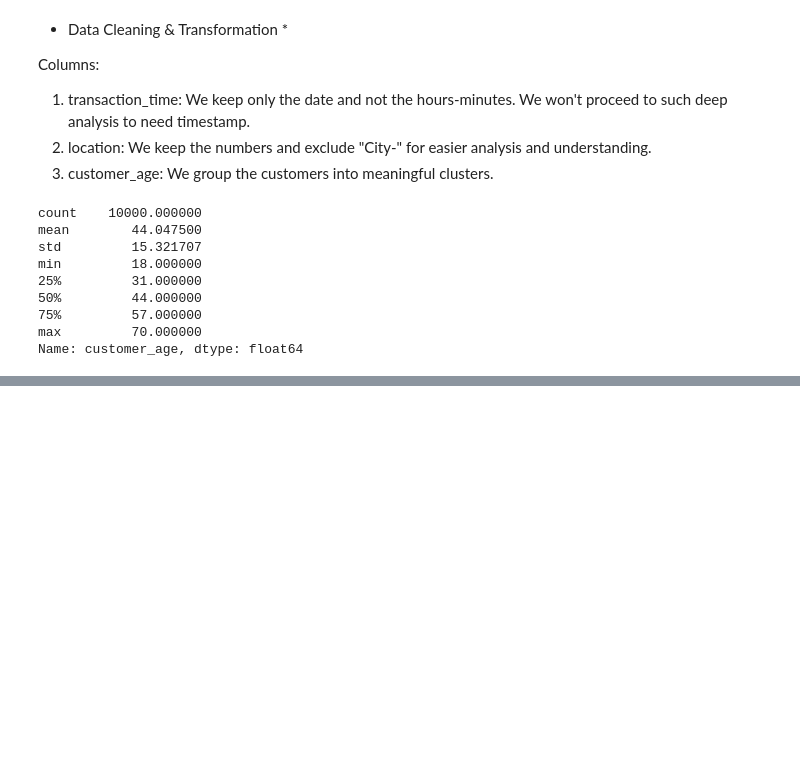
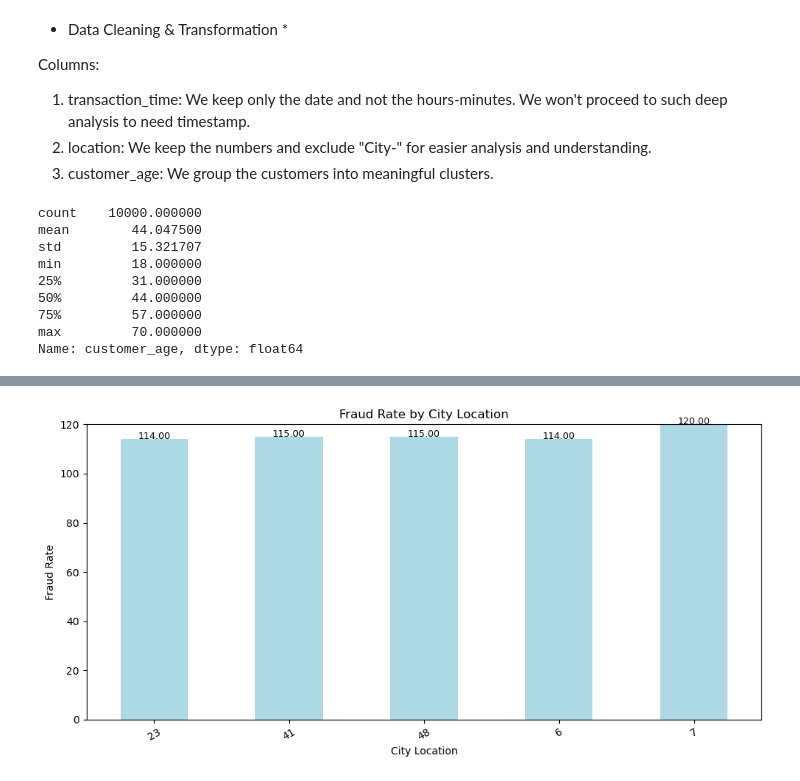
Before and after one commit to lefteristran/Python-Projects-for-Data-Analysis, a Jupyter notebook: fraud_analysis.ipynb, the cells around one changed output, grey strips where cells are left out. Cells and saved outputs as stored; diff of their text form; code cells hidden in the pictures; blank space fills up the shorter version.

```diff
--- a/fraud_analysis.ipynb
+++ b/fraud_analysis.ipynb
@@ -222,0 +238,29 @@ Name: count, dtype: int64
+# %%
+fraud_city_location = (gold_fraud_data[gold_fraud_data['is_fraudulent'] == 1].groupby('city_location').size().sort_values(ascending=False).head(5))
+# %%
+#Check the fraud rate by city location and visualize it using a bar chart.
+plt.figure(figsize=(10,5))
+
+fraud_city_location_sorted = fraud_city_location.sort_index()
+
+ax = fraud_city_location_sorted.plot(
+    kind='bar',
+    color='lightblue',
+    width=0.5)
+
+plt.title("Fraud Rate by City Location")
+plt.ylabel("Fraud Rate")
+plt.xlabel("City Location")
+
+plt.xticks(rotation=30)
+
+for i, value in enumerate(fraud_city_location_sorted):ax.text(i, value + 0.002, f"{value:.2f}", ha='center', fontsize=9)
+
+plt.ylim(0, fraud_city_location_sorted.max() + 0.02)
+
+plt.tight_layout()
+plt.show()
+
+#We see that city 7 is the leader of fraud transactions with 120 followed by city 41 and 48 with 115 cases.
+# %% [output]
+[figure, added]
```
Also changed, not shown: parts of 14 cells of this notebook.
